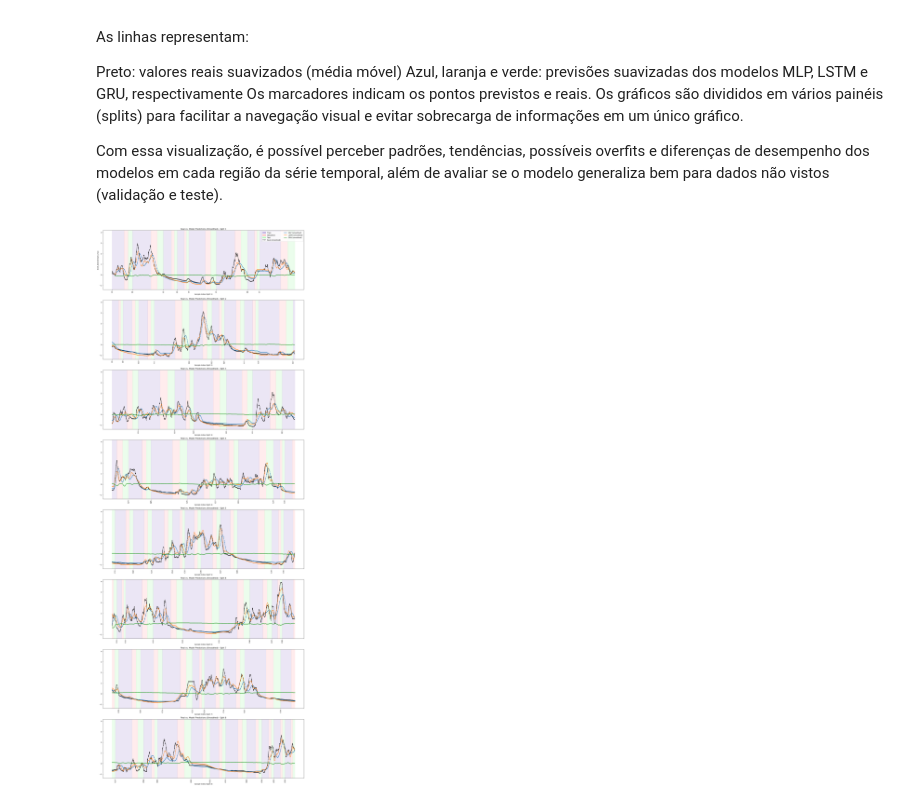
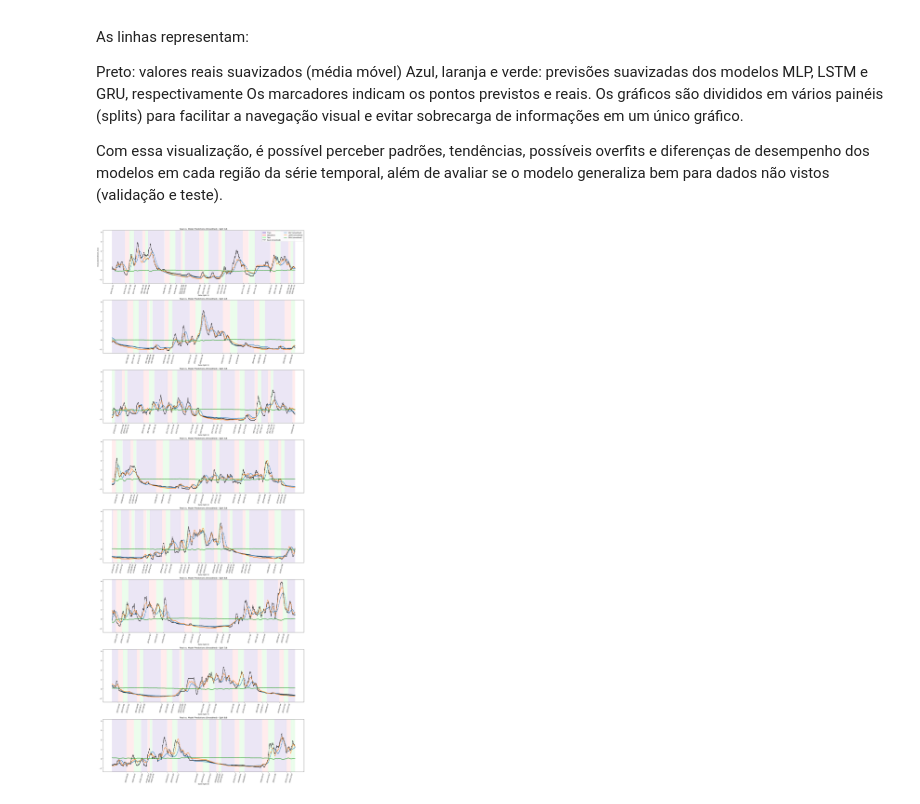
Before and after one commit to brunoconterato/gs-disaster, a Jupyter notebook: src/3. ML.ipynb, the cells around one changed output. Saved outputs shown, nothing was run; the diff lists cells and outputs as text; code cells hidden in the pictures.

Commit message:
refact: show the dates in x axis instead of the split id

```diff
--- a/src/3. ML.ipynb
+++ b/src/3. ML.ipynb
@@ -1149,6 +1149,9 @@ for split_idx in range(n_splits):
     start_idx = split_idx * split_size
     end_idx = (split_idx + 1) * split_size if split_idx < n_splits - 1 else n_samples
 
+    # Get the date indices for this split
+    split_dates = x_labels[start_idx:end_idx]
+
     # For each sample in this split, shade background according to split type
     last_split = None
     region_start = 0
@@ -1158,9 +1161,14 @@ for split_idx in range(n_splits):
             if last_split is not None:
                 region_end = i if split != last_split else i + 1
                 color = split_colors.get(last_split, "#f0f0f0")
+                # Use date indices for axvspan
                 ax.axvspan(
-                    region_start - start_idx,
-                    region_end - start_idx,
+                    split_dates[region_start - start_idx],
+                    (
+                        split_dates[region_end - start_idx - 1]
+                        if region_end - start_idx - 1 < len(split_dates)
+                        else split_dates[-1]
+                    ),
                     color=color,
                     alpha=0.25,
                     zorder=0,
@@ -1170,10 +1178,12 @@ for split_idx in range(n_splits):
 
     # Smooth real values for this split
     real_smooth = (
-        pd.Series(real_values[start_idx:end_idx]).rolling(window, min_periods=1).mean()
+        pd.Series(real_values[start_idx:end_idx], index=split_dates)
+        .rolling(window, min_periods=1)
+        .mean()
     )
     ax.plot(
-        range(end_idx - start_idx),
+        split_dates,
         real_smooth,
         label="Real (smoothed)" if split_idx == 0 else None,
         color=model_colors["Real"],
@@ -1192,50 +1202,57 @@ for split_idx in range(n_splits):
         idxs = [i for i in range(start_idx, end_idx) if preds[i] is not None]
         vals = [preds[i] for i in idxs]
         if vals:
-            vals_smooth = pd.Series(vals).rolling(window, min_periods=1).mean()
+            idx_dates = [x_labels[i] for i in idxs]
+            vals_smooth = (
+                pd.Series(vals, index=idx_dates).rolling(window, min_periods=1).mean()
+            )
             ax.plot(
-                [i - start_idx for i in idxs],
+                idx_dates,
                 vals_smooth,
                 label=f"{name} (smoothed)" if split_idx == 0 else None,
                 color=color,
                 marker=".",
                 markersize=5,
                 linewidth=1.5,
                 alpha=0.8,
                 zorder=3,
             )
+    # X-axis ticks at chunk starts within this split (now using dates)
+    split_tick_indices = []
+    split_tick_labels = []
+    for chunk_start, chunk_end in chunk_boundaries:
+        # Only consider chunks that overlap with this split
+        if chunk_end <= start_idx or chunk_start >= end_idx:
+            continue
+        chunk_len = chunk_end - chunk_start
+        train_start = chunk_start
+        val_start = chunk_start + int(chunk_len * 0.6)
+        test_start = chunk_start + int(chunk_len * 0.8)
+        for idx in [train_start, val_start, test_start]:
+            if start_idx <= idx < end_idx:
+                split_tick_indices.append(idx)
+                split_tick_labels.append(str(x_labels[idx].date()))
 
-    # X-axis ticks at chunk starts within this split
-    chunk_starts = [
-        start
-        for (start, end) in chunk_boundaries
-        if start >= start_idx and start < end_idx
-    ]
-    ax.set_xticks([s - start_idx for s in chunk_starts])
-    ax.set_xticklabels(
-        [
-            f"C{cid}"
-            for cid, (s, _) in enumerate(chunk_boundaries)
-            if s >= start_idx and s < end_idx
-        ],
-        rotation=90,
-    )
-    ax.set_xlabel(f"Sample Index (Split {split_idx+1})")
+    ax.set_xticks([x_labels[i] for i in split_tick_indices])
+    ax.set_xticklabels(split_tick_labels, rotation=75)
+    ax.set_xlabel(f"Date (Split {split_idx+1})")
     if split_idx == 0:
         ax.set_ylabel(target_col)
-    ax.set_title(f"Real vs. Model Predictions (Smoothed) - Split {split_idx+1}")
+    ax.set_title(
+        f"Real vs. Model Predictions (Smoothed) - Split {split_idx+1}/{n_splits}"
+    )
 
 # Legends for splits (background) and models (lines) only on the first subplot
 split_patches = [
     mpatches.Patch(color=split_colors[k], label=k.capitalize()) for k in split_colors
 ]
 model_lines = [
     plt.Line2D([0], [0], color=model_colors[k], marker=".", label=f"{k} (smoothed)")
     for k in model_colors
 ]
 axes[0].legend(handles=split_patches + model_lines, loc="upper right", ncol=2)
 
 plt.tight_layout()
 plt.show()
 # %% [output]
-[figure, old version]
+[figure, new version]
```
